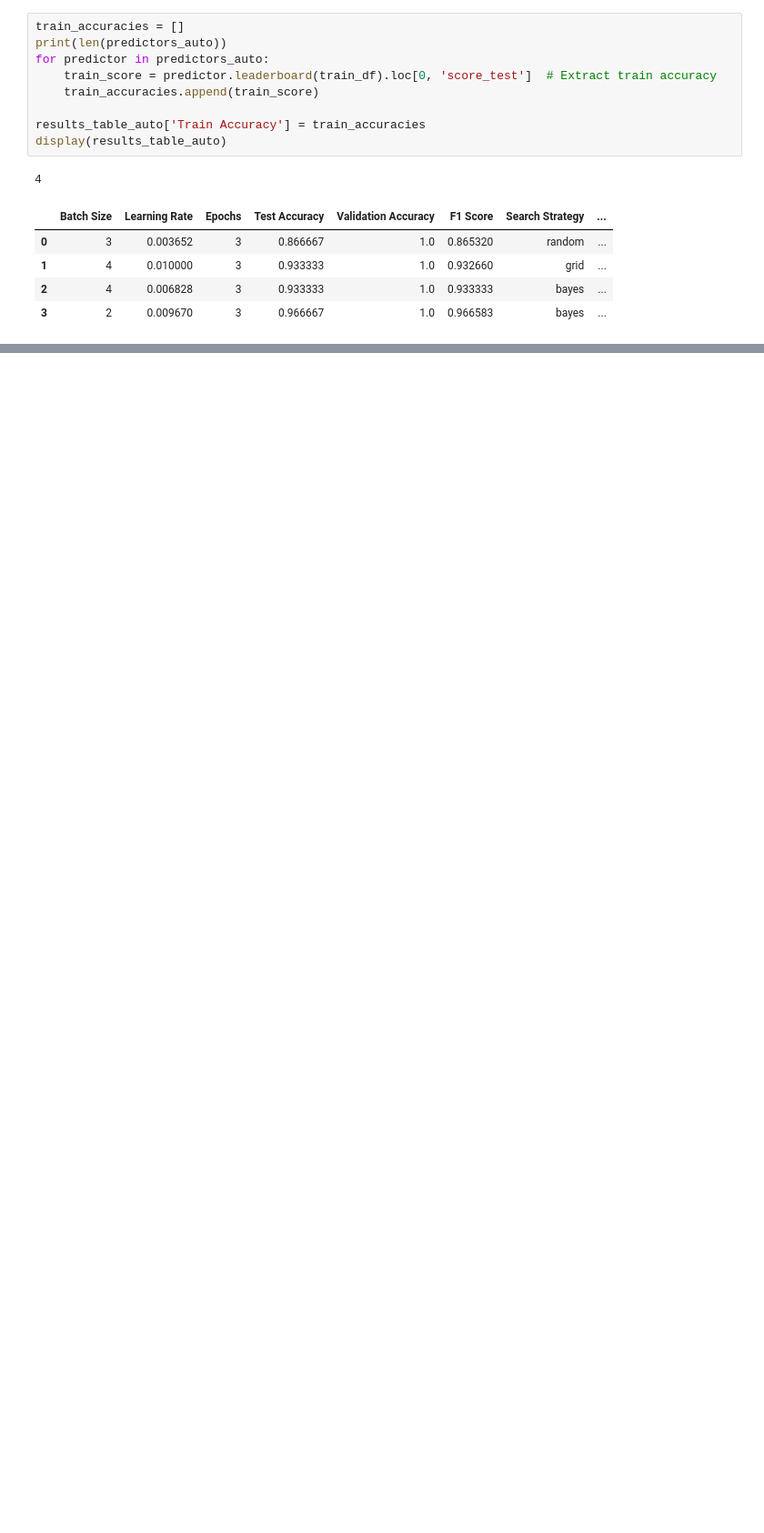
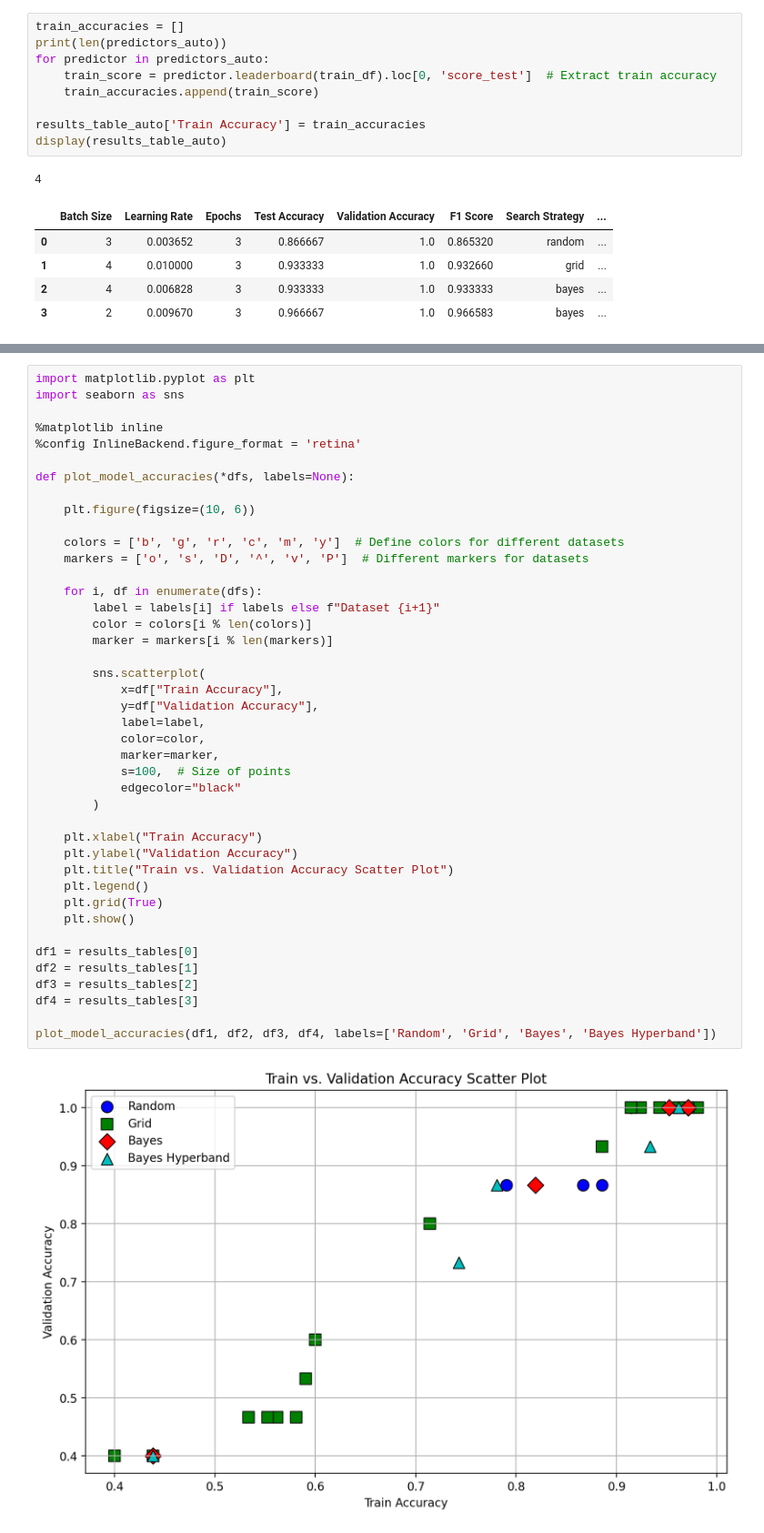
Before and after one commit to Soham-Gaonkar/STTAI-Assignment6-Reproducibility-and-HPO, a Jupyter notebook: section2.ipynb, the cells around one changed output, grey strips where cells are left out. Shown at 91% size. Drawn from its saved outputs; the diff is of its cells as text; blank space fills up the shorter version.

```diff
--- a/section2.ipynb
+++ b/section2.ipynb
@@ -935,0 +1070,44 @@ plt.show()
+# %%
+import matplotlib.pyplot as plt
+import seaborn as sns
+
+%matplotlib inline
+%config InlineBackend.figure_format = 'retina'
+
+def plot_model_accuracies(*dfs, labels=None):
+
+    plt.figure(figsize=(10, 6))
+
+    colors = ['b', 'g', 'r', 'c', 'm', 'y']  # Define colors for different datasets
+    markers = ['o', 's', 'D', '^', 'v', 'P']  # Different markers for datasets
+
+    for i, df in enumerate(dfs):
+        label = labels[i] if labels else f"Dataset {i+1}"
+        color = colors[i % len(colors)]
+        marker = markers[i % len(markers)]
+
+        sns.scatterplot(
+            x=df["Train Accuracy"],
+            y=df["Validation Accuracy"],
+            label=label,
+            color=color,
+            marker=marker,
+            s=100,  # Size of points
+            edgecolor="black"
+        )
+
+    plt.xlabel("Train Accuracy")
+    plt.ylabel("Validation Accuracy")
+    plt.title("Train vs. Validation Accuracy Scatter Plot")
+    plt.legend()
+    plt.grid(True)
+    plt.show()
+
+df1 = results_tables[0]
+df2 = results_tables[1]
+df3 = results_tables[2]
+df4 = results_tables[3]
+
+plot_model_accuracies(df1, df2, df3, df4, labels=['Random', 'Grid', 'Bayes', 'Bayes Hyperband'])
+# %% [output]
+[figure, added]
```
Also changed, not shown: parts of 8 cells of this notebook.
